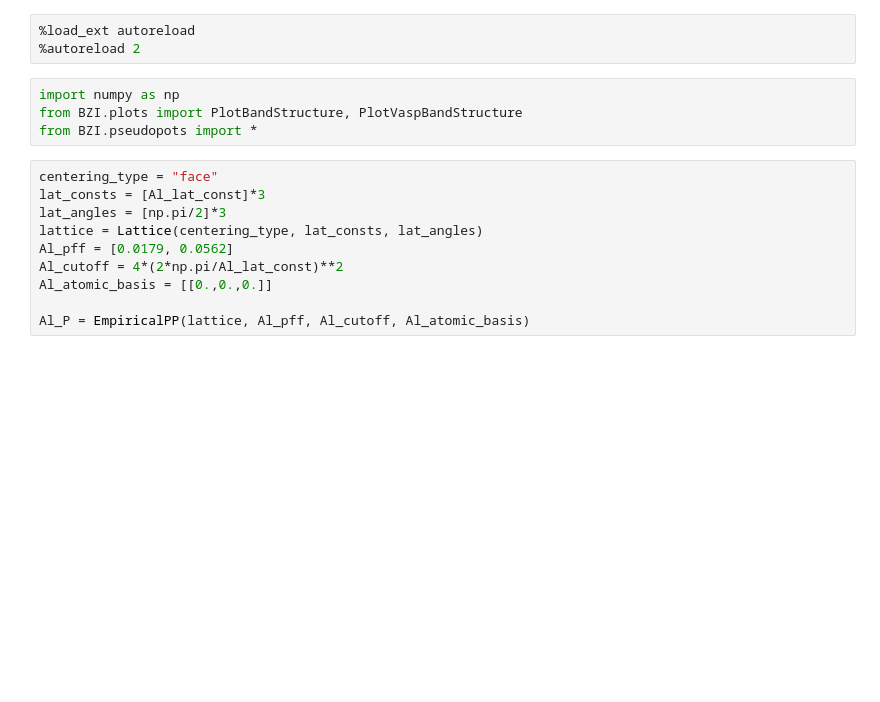
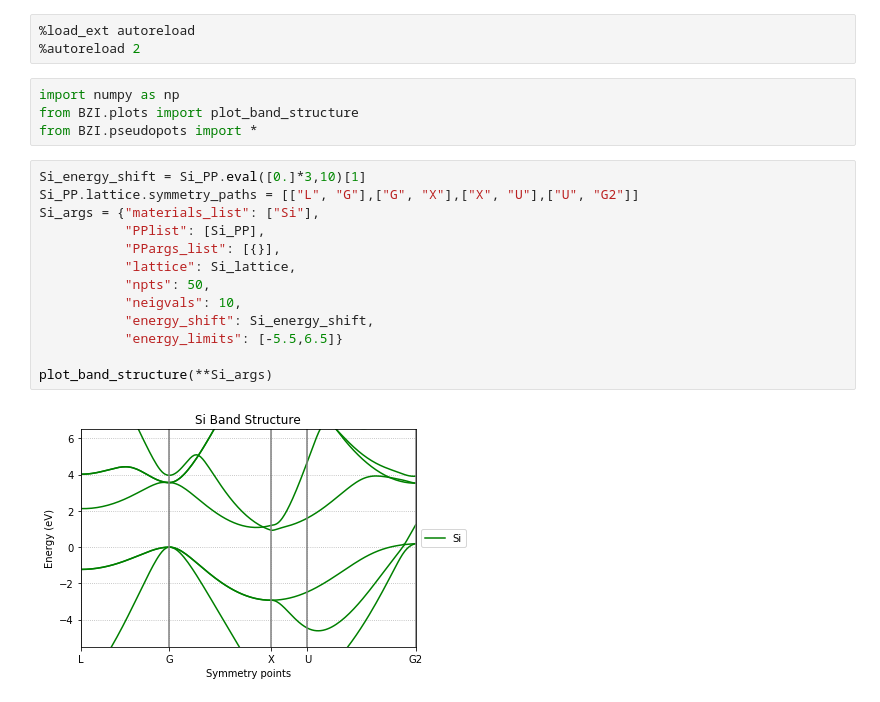
Before and after one commit to jerjorg/bzi_3D, a Jupyter notebook: notebooks/PP Plots.ipynb, the cells around one changed output. Cells and saved outputs as stored; diff of their text form; blank space fills up the shorter version.

```diff
--- a/notebooks/PP Plots.ipynb
+++ b/notebooks/PP Plots.ipynb
@@ -5,15 +5,20 @@ Compare the band structures obtained by empirical pseudopotentials to those by V
 %autoreload 2
 # %%
 import numpy as np
-from BZI.plots import PlotBandStructure, PlotVaspBandStructure
+from BZI.plots import plot_band_structure
 from BZI.pseudopots import *
-# %%
-centering_type = "face"
-lat_consts = [Al_lat_const]*3
-lat_angles = [np.pi/2]*3
-lattice = Lattice(centering_type, lat_consts, lat_angles)
-Al_pff = [0.0179, 0.0562]
-Al_cutoff = 4*(2*np.pi/Al_lat_const)**2
-Al_atomic_basis = [[0.,0.,0.]]
-
-Al_P = EmpiricalPP(lattice, Al_pff, Al_cutoff, Al_atomic_basis)
+# %%
+Si_energy_shift = Si_PP.eval([0.]*3,10)[1]
+Si_PP.lattice.symmetry_paths = [["L", "G"],["G", "X"],["X", "U"],["U", "G2"]]
+Si_args = {"materials_list": ["Si"],
+           "PPlist": [Si_PP],
+           "PPargs_list": [{}],
+           "lattice": Si_lattice,
+           "npts": 50,
+           "neigvals": 10,
+           "energy_shift": Si_energy_shift,
+           "energy_limits": [-5.5,6.5]}
+
+plot_band_structure(**Si_args)
+# %% [output]
+[figure, added]
```
Also changed, not shown: parts of 23 cells of this notebook, 7 other files.
